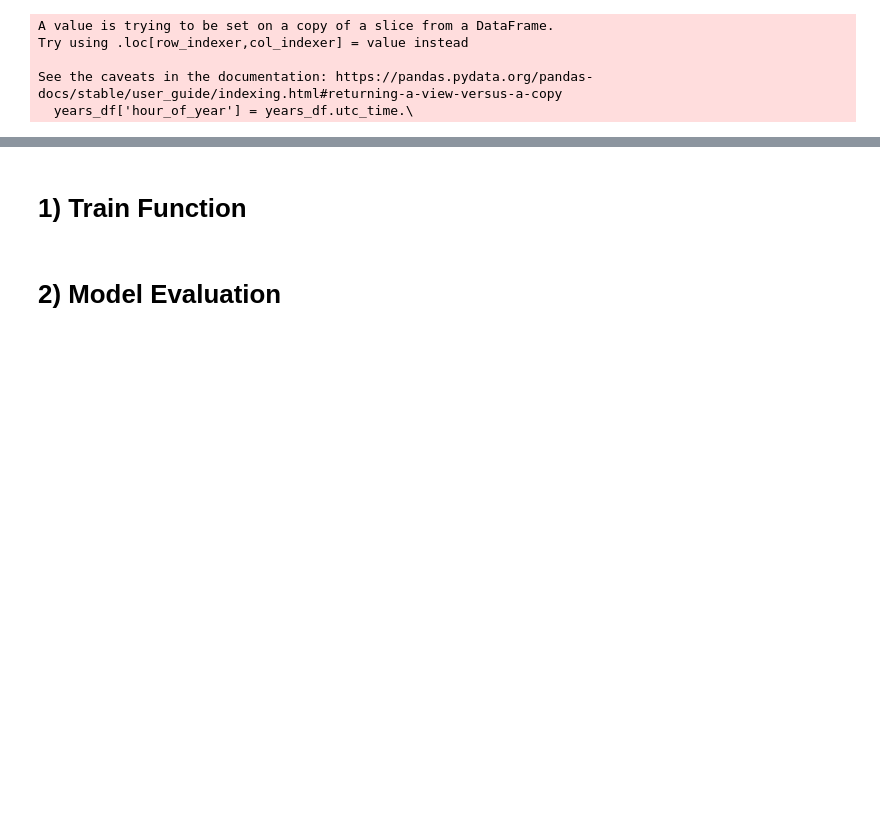
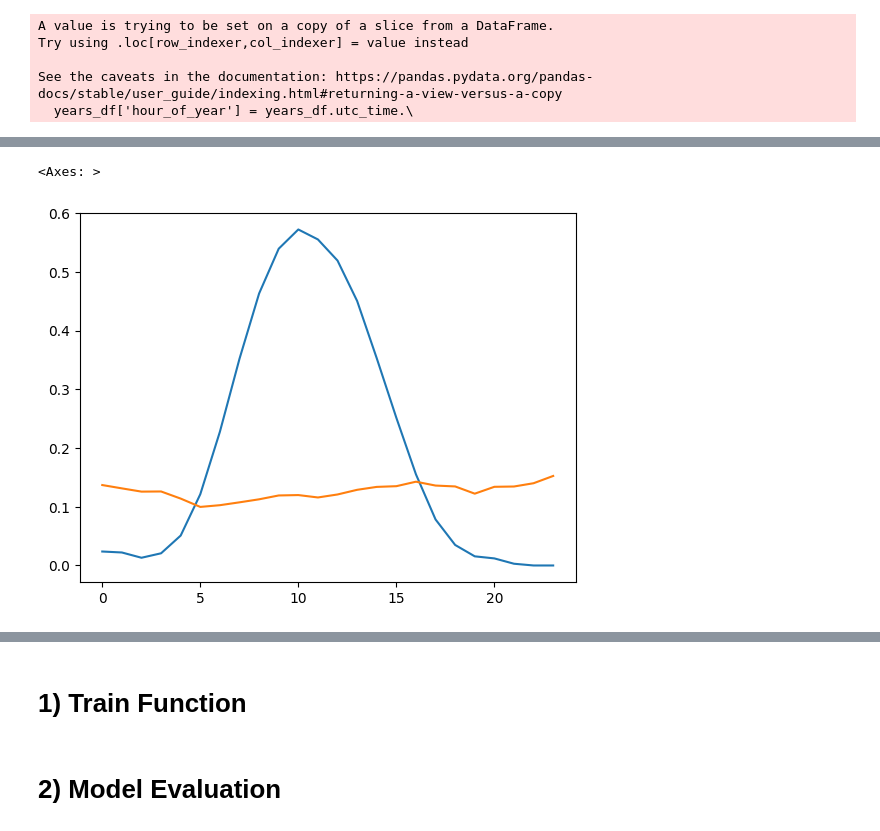
Before and after one commit to jerome-roeser/advanced-power-forecast, a Jupyter notebook: notebooks/test_main.ipynb, the cells around one changed output, grey strips where cells are left out. Drawn from its saved outputs; the diff is of its cells as text; code cells hidden in the pictures; blank space fills up the shorter version.

```diff
--- a/notebooks/test_main.ipynb
+++ b/notebooks/test_main.ipynb
@@ -63,3 +63,6 @@ Try using .loc[row_indexer,col_indexer] = value instead
 
 See the caveats in the documentation: https://pandas.pydata.org/pandas-docs/stable/user_guide/indexing.html#returning-a-view-versus-a-copy
   years_df['hour_of_year'] = years_df.utc_time.\
+# %%
+y_pred_pv = pred(forecast_features= False)
+y_pred_forecast = pred(forecast_features= True)
@@ -66 +135,7 @@ See the caveats in the documentation: https://pandas.pydata.org/pandas-docs/stab
+# %%
+y_pred_pv.pred.plot()
+y_pred_forecast.pred.plot()
+# %% [output]
+<Axes: >
+[figure, added]
 # %%
```
Also changed, not shown: parts of 4 cells of this notebook, 2 other files.
